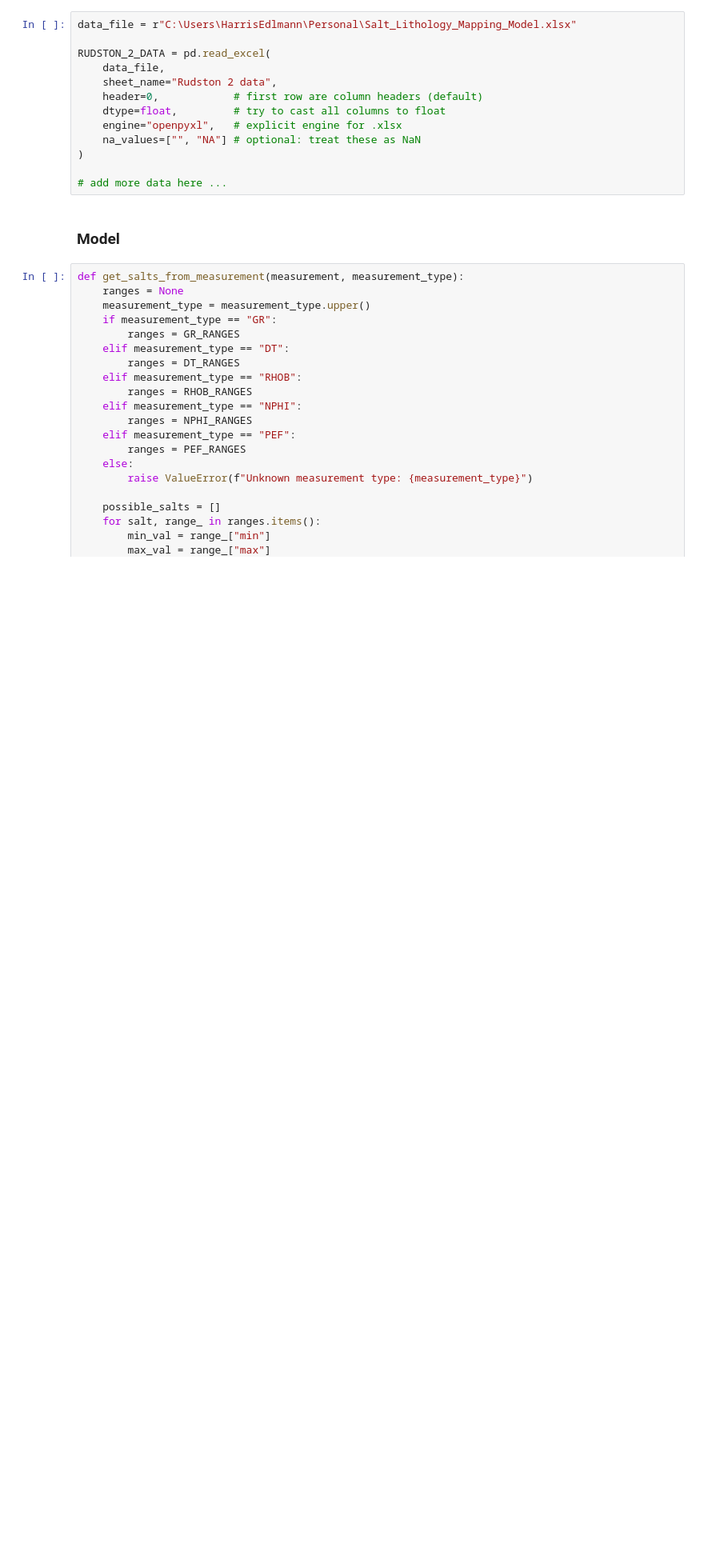
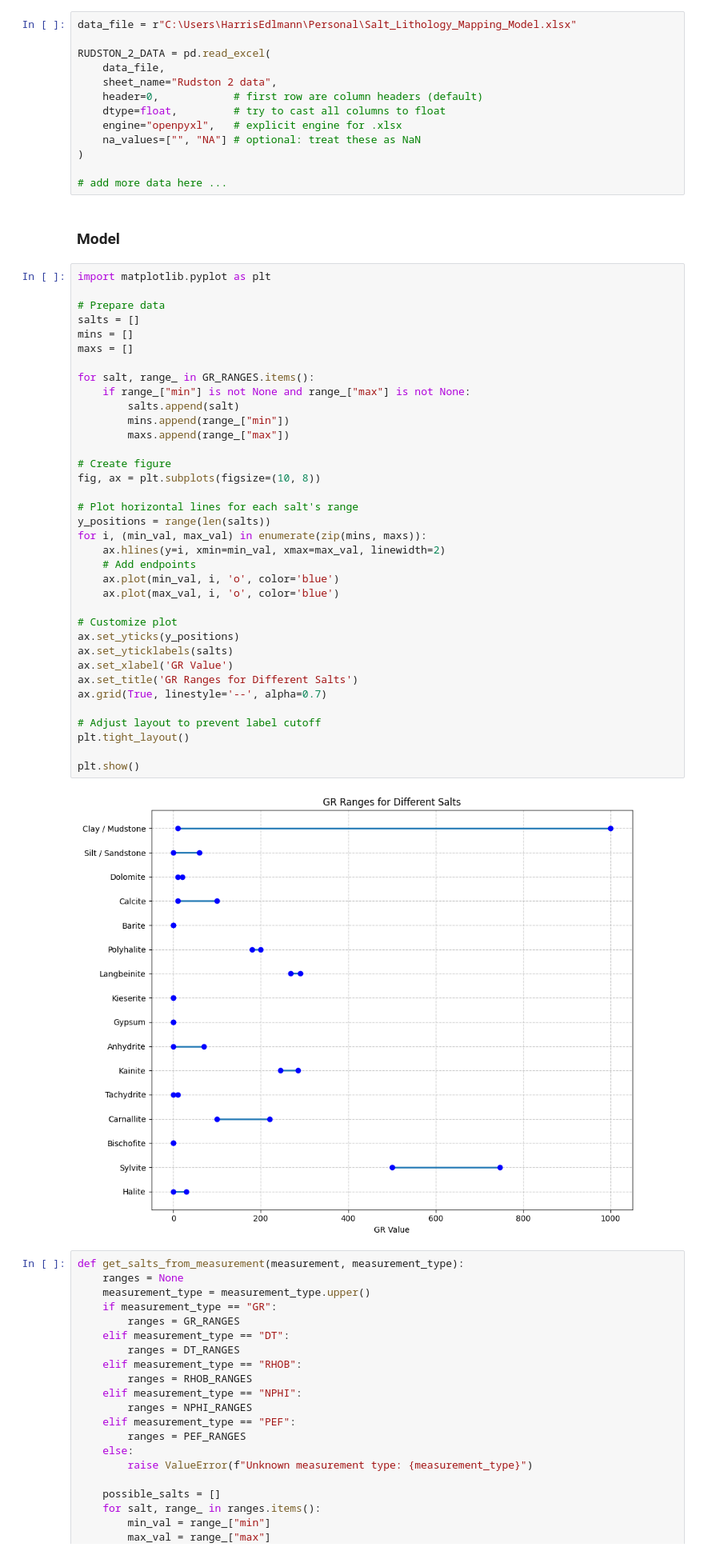
Before and after one commit to HarrisEdlmannQR/salt-lithology-model, a Jupyter notebook: model.ipynb, the cells around one changed output. Shown at 80% size. Drawn from its saved outputs; the diff is of its cells as text; blank space fills up the shorter version.

```diff
--- a/model.ipynb
+++ b/model.ipynb
@@ -131,6 +131,44 @@ RUDSTON_2_DATA = pd.read_excel(
 # add more data here ...
 # %% [markdown]
 ### Model
+# %%
+import matplotlib.pyplot as plt
+
+# Prepare data
+salts = []
+mins = []
+maxs = []
+
+for salt, range_ in GR_RANGES.items():
+    if range_["min"] is not None and range_["max"] is not None:
+        salts.append(salt)
+        mins.append(range_["min"])
+        maxs.append(range_["max"])
+
+# Create figure
+fig, ax = plt.subplots(figsize=(10, 8))
+
+# Plot horizontal lines for each salt's range
+y_positions = range(len(salts))
+for i, (min_val, max_val) in enumerate(zip(mins, maxs)):
+    ax.hlines(y=i, xmin=min_val, xmax=max_val, linewidth=2)
+    # Add endpoints
+    ax.plot(min_val, i, 'o', color='blue')
+    ax.plot(max_val, i, 'o', color='blue')
+
+# Customize plot
+ax.set_yticks(y_positions)
+ax.set_yticklabels(salts)
+ax.set_xlabel('GR Value')
+ax.set_title('GR Ranges for Different Salts')
+ax.grid(True, linestyle='--', alpha=0.7)
+
+# Adjust layout to prevent label cutoff
+plt.tight_layout()
+
+plt.show()
+# %% [output]
+[figure, added]
 # %%
 def get_salts_from_measurement(measurement, measurement_type):
     ranges = None
```
Also changed, not shown: 3 other files.
